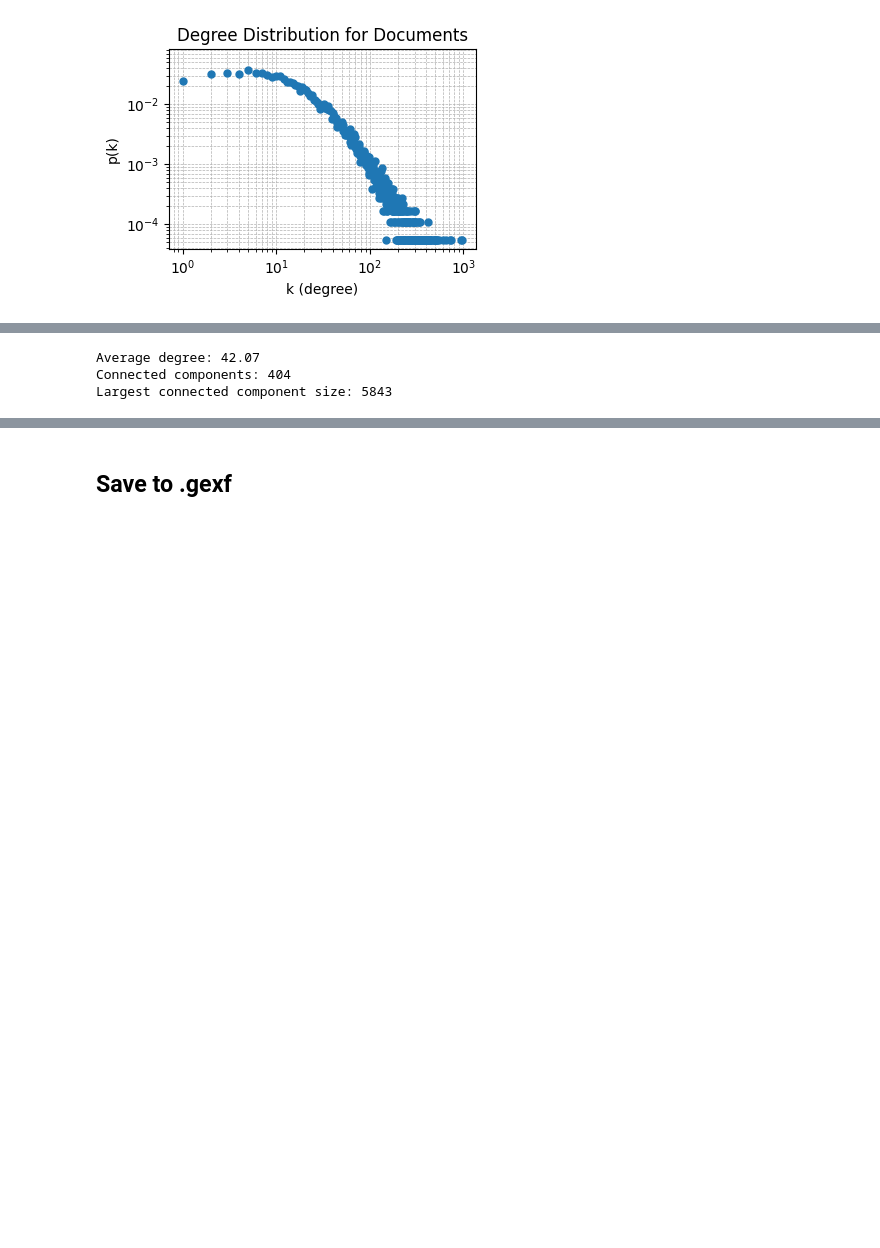
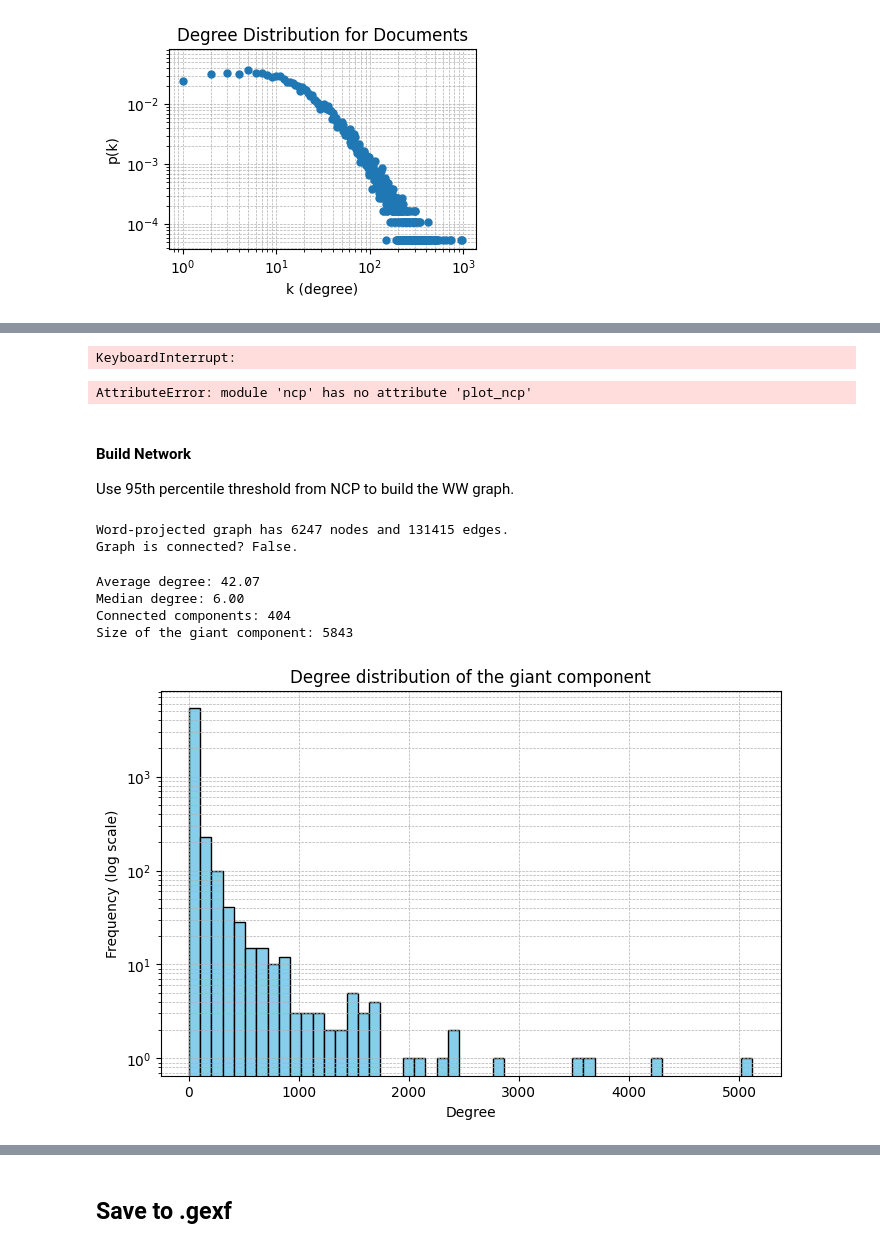
Before and after one commit to mikaelpoli/after-the-vote-network, a Jupyter notebook: build_network.ipynb, the cells around one changed output, grey strips where cells are left out. Saved outputs shown, nothing was run; the diff lists cells and outputs as text; code cells hidden in the pictures; blank space fills up the shorter version.

Commit message:
Refined network builder; Started on NCP

```diff
--- a/build_network.ipynb
+++ b/build_network.ipynb
@@ -52,11 +55,13 @@ comments = pd.read_json(filename_comments)
 # --- Prep posts ---
 df_posts = posts.copy()
 df_posts['document_id'] = df_posts['id']
+df_posts['root_post_id'] = df_posts['id']
 df_posts['document_type'] = 'post'
 
 # --- Prep comments ---
 df_comments = comments.copy()
 df_comments['document_id'] = df_comments['comment_id']
+df_comments['root_post_id'] = df_comments['post_id']
 df_comments['document_type'] = 'comment'
 
 # --- Ensure the same columns exist in both ---
@@ -138,5 +108,4 @@ Percentiles:
 # %%
-sparsity_threshold = np.percentile(weights, 95.0)
-G_merged_word = bn.to_networkx_word_projection(network, use='Pww', threshold=sparsity_threshold)
-print(f"Word-projected graph has {G_merged_word.number_of_nodes()} nodes and {G_merged_word.number_of_edges()} edges.")
+word_projection = bn.to_igraph_projected(network, use='Pww', threshold=0.0)
+print(f"Word-projected graph has {word_projection.vcount()} nodes and {word_projection.ecount()} edges.")
 # %% [output]
@@ -144,12 +139,54 @@ Word-projected graph has 6247 nodes and 131415 edges.
+# %%
+# 99th percentile
+start_time = time.time()
+ncp_99 = ncp.compute_ncp(word_proj_99, sizes, num_seeds=num_seeds)
+end_time = time.time()
+
+print(f"NCP computed for {len(sizes)} sizes with {num_seeds} seeds in {end_time - start_time:.2f} seconds.")
+# %% [output]
+KeyboardInterrupt:
+# %%
+ncp.plot_ncp(ncp_90, ncp_95, ncp_99, sizes)
+# %% [output]
+AttributeError: module 'ncp' has no attribute 'plot_ncp'
+# %% [markdown]
+#### Build Network
+Use 95th percentile threshold from NCP to build the WW graph.
+# %%
+word_g = ncp.threshold_graph(word_projection, 95)
+print(f"Word-projected graph has {word_g.vcount()} nodes and {word_g.ecount()} edges.")
+print(f"Graph is connected? {word_g.is_connected()}.")
+# %% [output]
+Word-projected graph has 6247 nodes and 131415 edges.
+Graph is connected? False.
 # %%
 # Basic stats
-print(f"Average degree: {np.mean([d for _, d in G_merged_word.degree()]):.2f}")
-print(f"Connected components: {nx.number_connected_components(G_merged_word)}")
+print(f"Average degree: {np.mean(word_g.degree()):.2f}")
+print(f"Median degree: {np.median(word_g.degree()):.2f}")
+components = word_g.connected_components()
+print(f"Connected components: {len(components)}")
 
 # Largest component
-largest_cc = max(nx.connected_components(G_merged_word), key=len)
-print(f"Largest connected component size: {len(largest_cc)}")
+giant_component = components.giant()
+print(f"Size of the giant component: {giant_component.vcount()}")
 # %% [output]
 Average degree: 42.07
+Median degree: 6.00
 Connected components: 404
-Largest connected component size: 5843
+Size of the giant component: 5843
+# %%
+import matplotlib.pyplot as plt
+
+# Get degree sequence
+degree_sequence = giant_component.degree()
+
+# Plot histogram
+plt.figure(figsize=(8, 5))
+plt.hist(degree_sequence, bins=50, color='skyblue', edgecolor='black', log=True)
+plt.xlabel('Degree')
+plt.ylabel('Frequency (log scale)')
+plt.title('Degree distribution of the giant component')
+plt.grid(True, which="both", ls="--", lw=0.5)
+plt.show()
+# %% [output]
+[figure, added]
```
Also changed, not shown: parts of 24 cells of this notebook, 4 other files.
